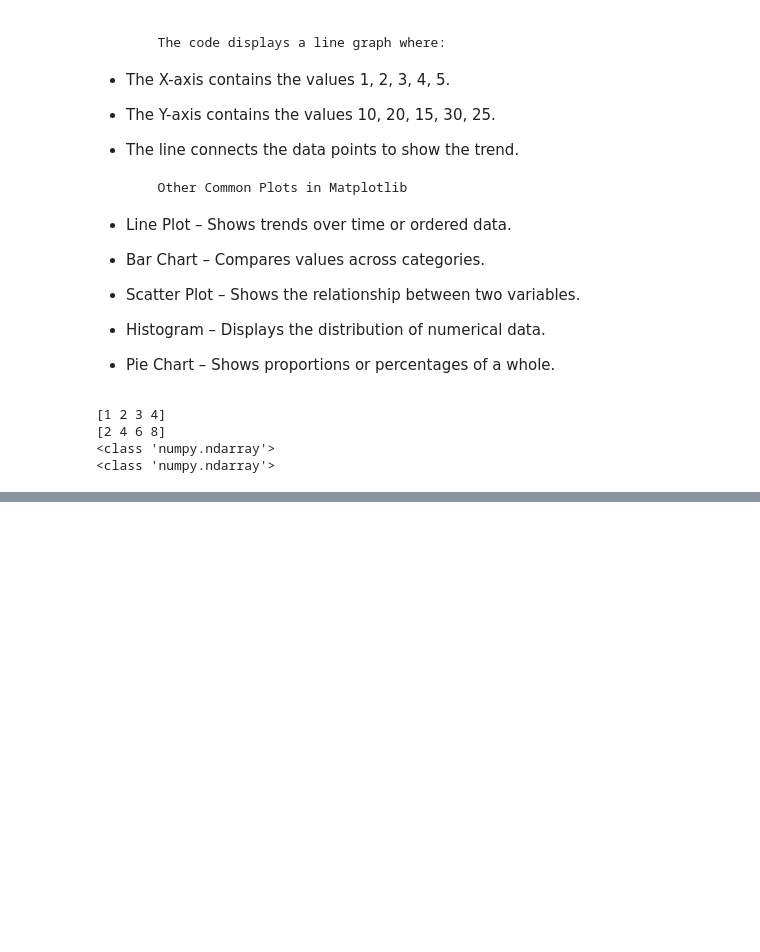
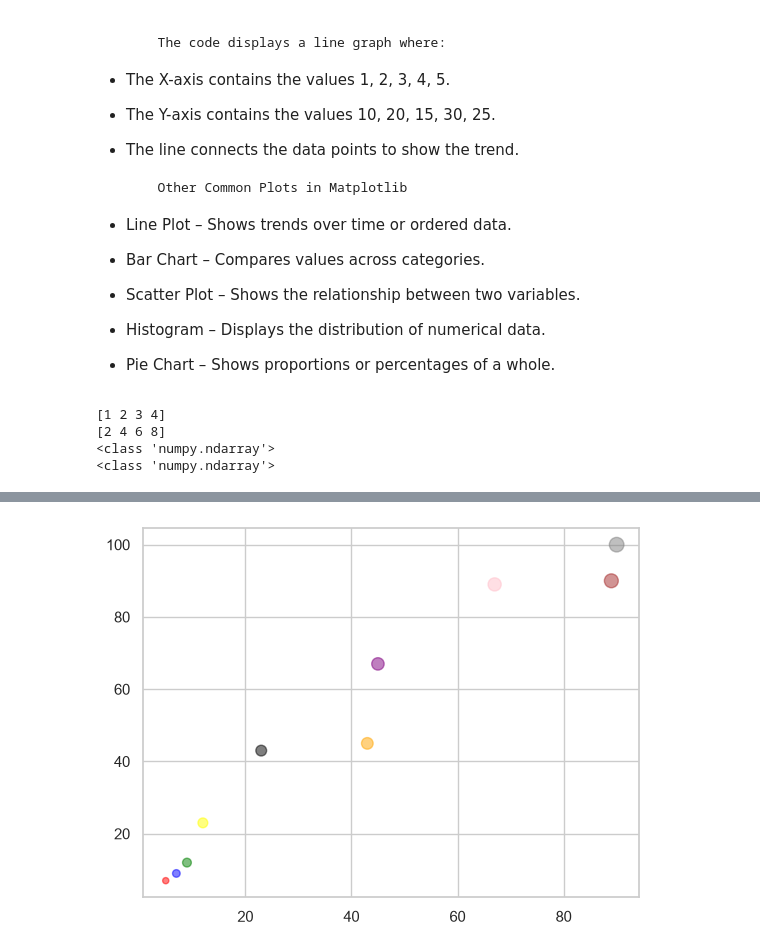
Before and after one commit to RehanAlam93/6-Months-Data-Science, a Jupyter notebook: matplotlib/basic_matplot.ipynb, the cells around one changed output, grey strips where cells are left out. Cells and saved outputs as stored; diff of their text form; code cells hidden in the pictures; blank space fills up the shorter version.

```diff
--- a/matplotlib/basic_matplot.ipynb
+++ b/matplotlib/basic_matplot.ipynb
@@ -145,0 +193,9 @@ plt.barh(ypoint,xpoint, color="red")
+# %%
+x=np.array([5,7,9,12,23,43,45,67,89,90])
+y=np.array([7,9,12,23,43,45,67,89,90,100])
+sizes=np.array([20,30,40,50,60,70,80,90,100,110])
+c=np.array(['red','blue','green','yellow','black','orange','purple','pink','brown','gray'])   # c = color of the dots
+plt.scatter(x,y,s=sizes,c=c,alpha=0.5)  # Set transparency to 50%
+plt.show()
+# %% [output]
+[figure, added]
```
Also changed, not shown: parts of 34 cells of this notebook.
